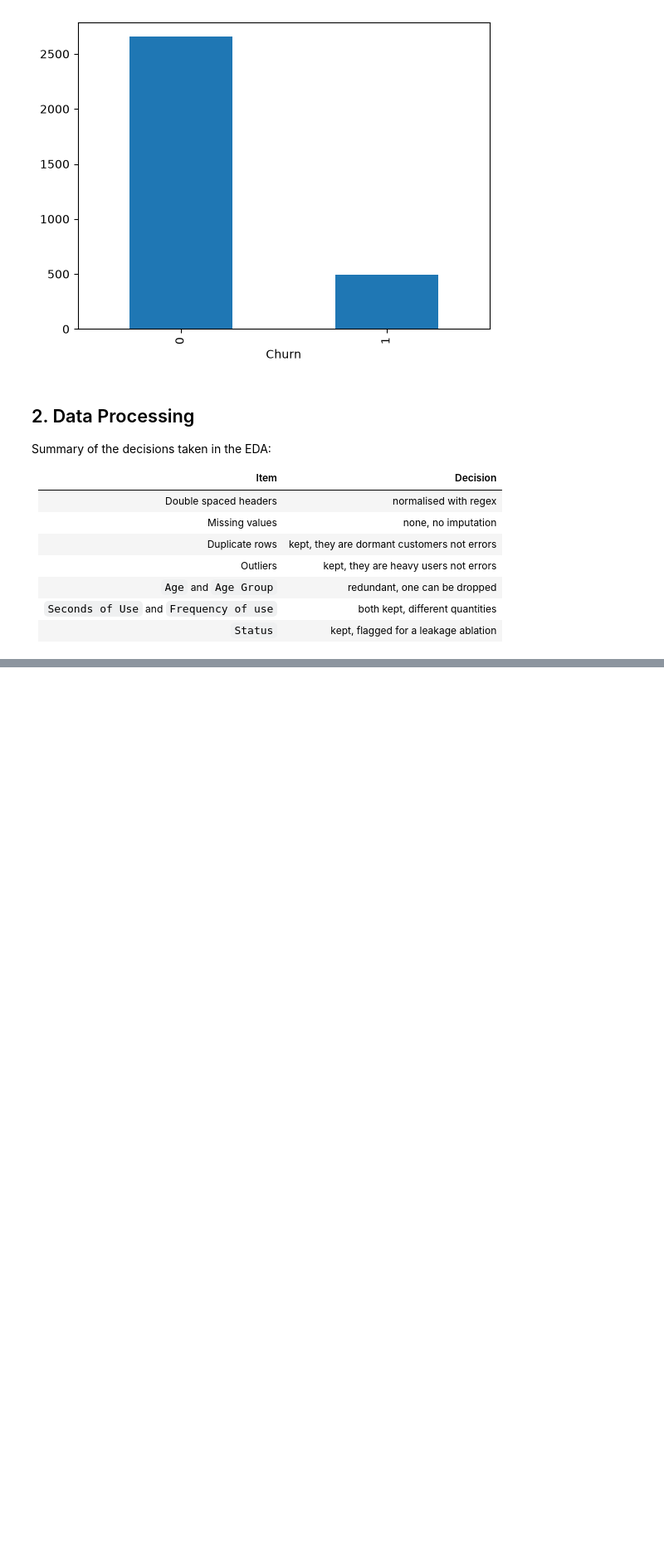
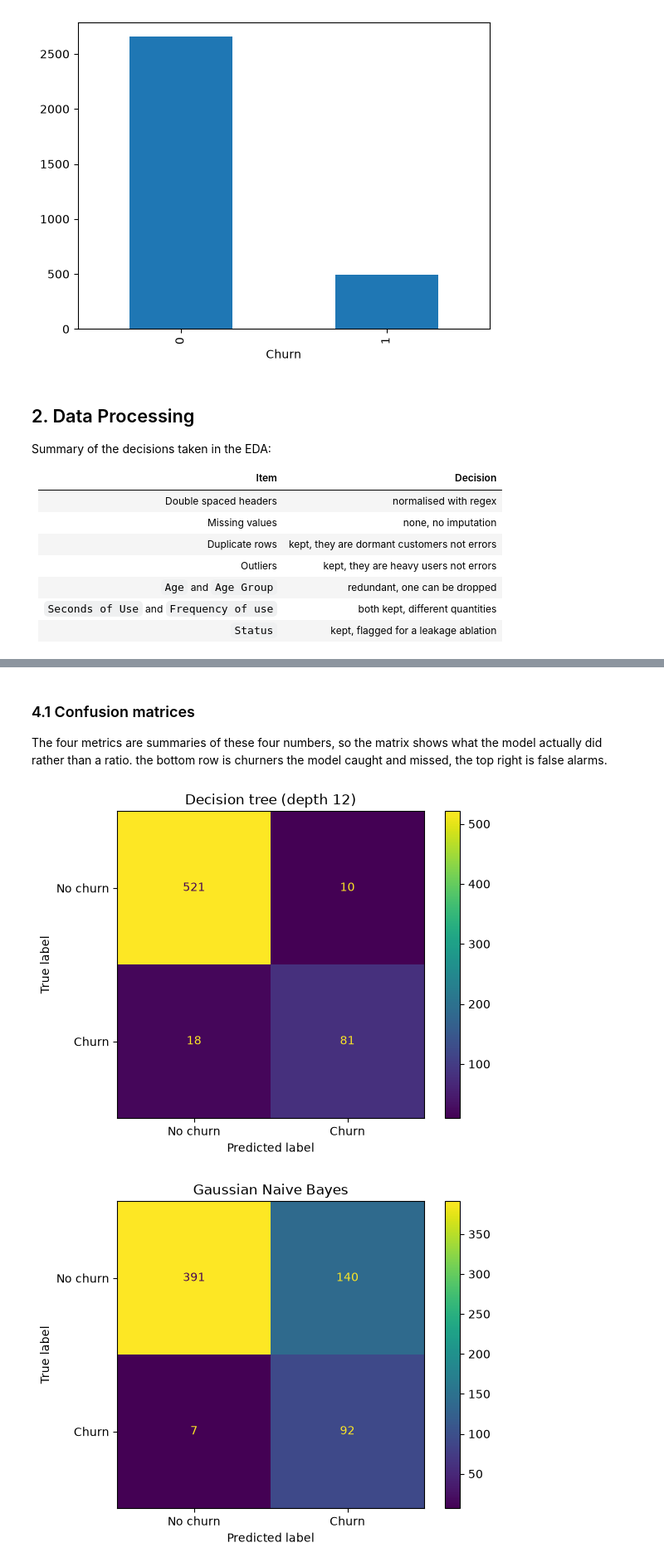
Before and after one commit to KhalilYusuff/T_E_Baseline-Models, a Jupyter notebook: main.ipynb, the cells around one changed output, grey strips where cells are left out. Shown at 83% size. Saved outputs shown, nothing was run; the diff lists cells and outputs as text; code cells hidden in the pictures; blank space fills up the shorter version.

```diff
--- a/main.ipynb
+++ b/main.ipynb
@@ -477,0 +606,4 @@ Name: count, dtype: float64
+# %%
+sgd_alpha_1 = SGDClassifier(random_state=global_random_state, alpha=1e-2, class_weight="balanced")
+sgd_alpha_1.fit(train_features, train_targets)
+validation(sgd_alpha_1)
@@ -477,0 +661,27 @@ Name: count, dtype: float64
+# %%
+# Fit the three chosen models on the training set
+final_tree = DecisionTreeClassifier(max_depth=12, random_state=global_random_state)
+final_tree.fit(train_features, train_targets)
+
+final_nb = GaussianNB()
+final_nb.fit(train_features, train_targets)
+
+final_sgd = SGDClassifier(alpha=1e-2, class_weight="balanced", random_state=global_random_state)
+final_sgd.fit(train_features, train_targets)
+
+final_models = [("Decision tree (depth 12)", final_tree),
+                ("Gaussian Naive Bayes", final_nb),
+                ("SGDClassifier (balanced)", final_sgd)]
+# %%
+# Majority class baseline on the test set, for comparison
+baseline_predictions = np.zeros(len(test_targets))
+print('Majority class baseline')
+print(f'  Accuracy: {accuracy_score(test_targets, baseline_predictions):.2f}'
+      f'  Precision: 0.00  Recall: 0.00  F1: 0.00\n')
+
+# test() prints train, validation and test together, so the
+# validation to test drop is visible
+for name, model in final_models:
+    print(name)
+    test(model)
+    print()
@@ -477,0 +709,20 @@ Name: count, dtype: float64
+# %% [markdown]
+### 4.1 Confusion matrices
+
+The four metrics are summaries of these four numbers, so the matrix shows what the model actually did rather than a ratio. the bottom row is churners the model caught and missed, the top right is false alarms.
+# %%
+# A function for plotting a confusion matrix for a model
+# on test data
+def show_confusion(model, name):
+    predictions = model.predict(test_features)
+    confusion = confusion_matrix(test_targets, predictions)
+    display = ConfusionMatrixDisplay(confusion, display_labels=['No churn', 'Churn'])
+    display.plot()
+    plt.title(name)
+    plt.show()
+
+for name, model in final_models:
+    show_confusion(model, name)
+# %% [output]
+[figure, added]
+[figure, added]
```
Also changed, not shown: parts of 31 cells of this notebook.
